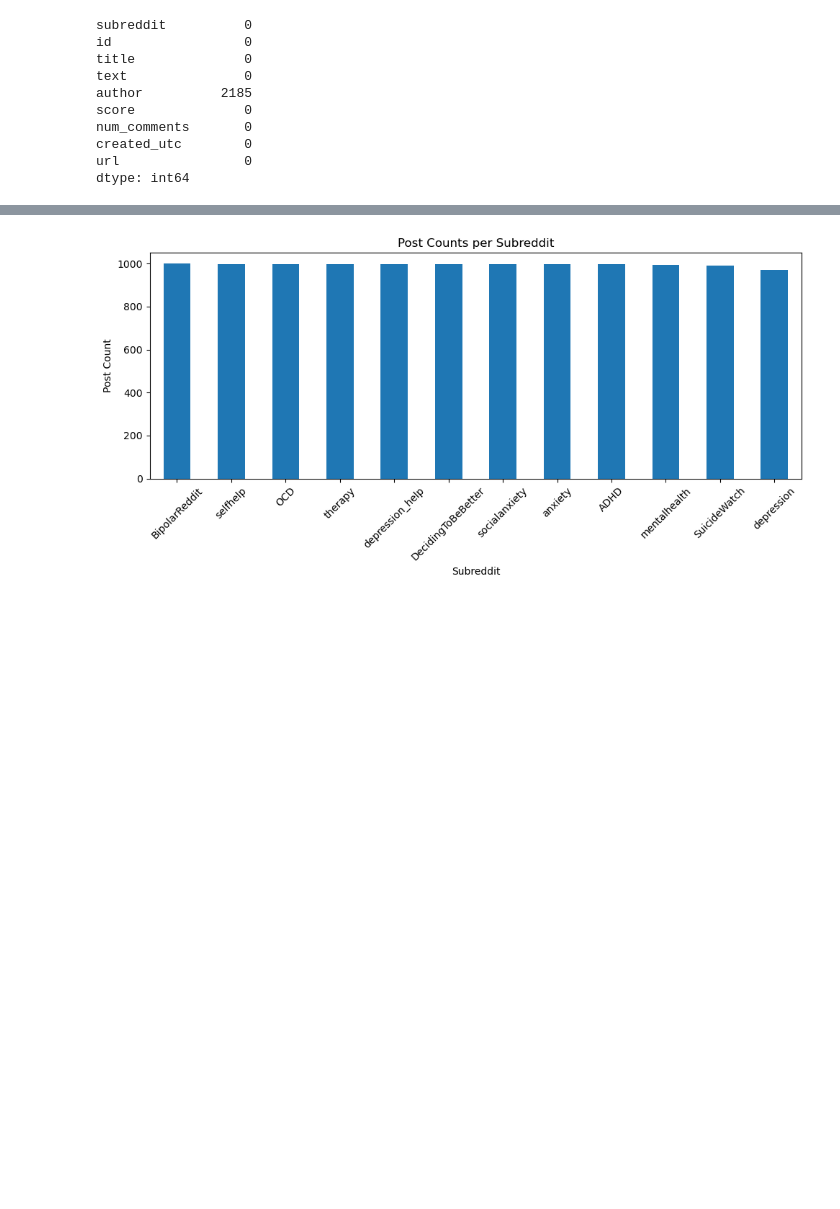
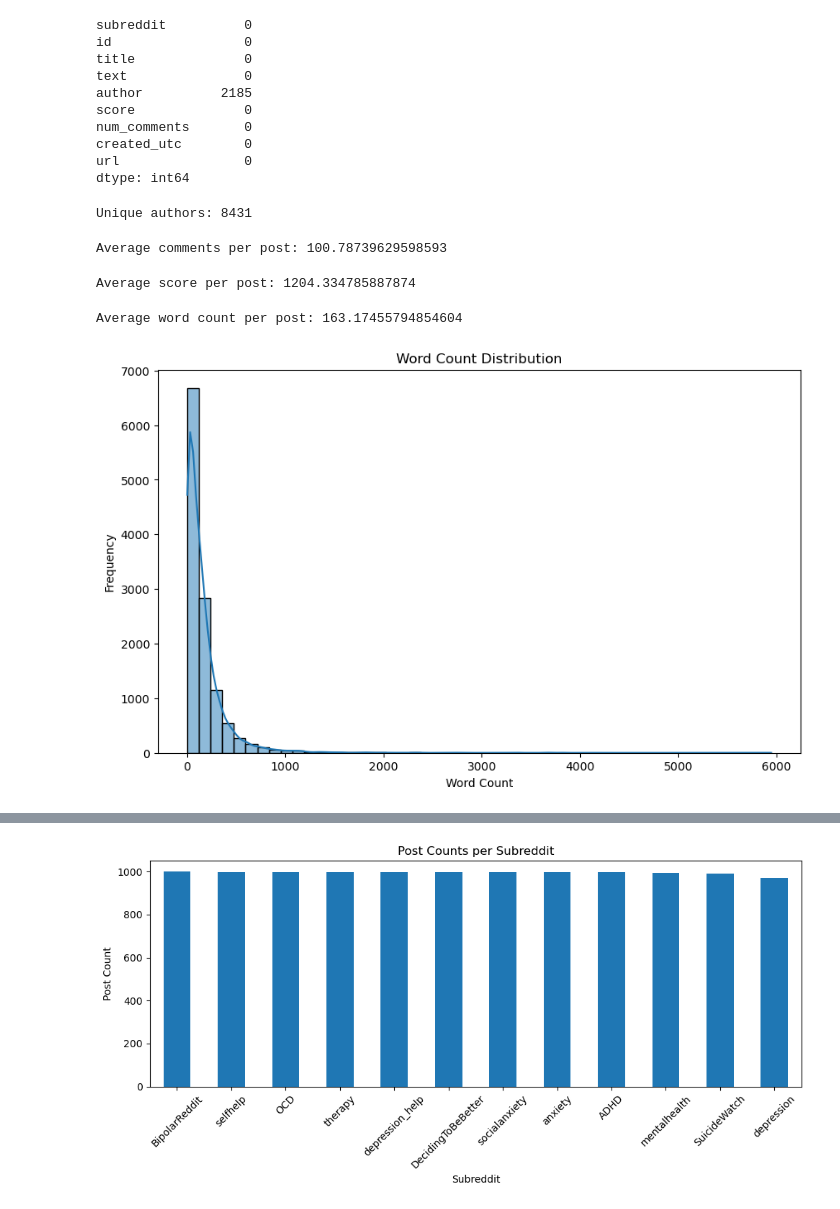
Before and after one commit to ruhinb/mds-mental-resproj, a Jupyter notebook: codes/eda_reddit_data.ipynb, the cells around one changed output, grey strips where cells are left out. Cells and saved outputs as stored; diff of their text form; code cells hidden in the pictures; blank space fills up the shorter version.

```diff
--- a/codes/eda_reddit_data.ipynb
+++ b/codes/eda_reddit_data.ipynb
@@ -84,3 +84,38 @@ num_comments       0
 created_utc        0
 url                0
 dtype: int64
+# %%
+# unique authors
+unique_authors = reddit_df['author'].nunique()
+print("Unique authors:", unique_authors)
+# %% [output]
+Unique authors: 8431
+# %%
+# Average comments per post
+avg_comments = reddit_df['num_comments'].mean()
+print("Average comments per post:", avg_comments)
+# %% [output]
+Average comments per post: 100.78739629598593
+# %%
+# Average score per post
+avg_score = reddit_df['score'].mean()
+print("Average score per post:", avg_score)
+# %% [output]
+Average score per post: 1204.334785887874
+# %%
+# Average wrord count of posts
+reddit_df['word_count'] = reddit_df['title'].apply(lambda x: len(re.findall(r'\w+', x))) + reddit_df['text'].apply(lambda x: len(re.findall(r'\w+', x)))
+avg_word_count = reddit_df['word_count'].mean()
+print("Average word count per post:", avg_word_count)
+# %% [output]
+Average word count per post: 163.17455794854604
+# %%
+# Word count distribution
+plt.figure(figsize=(10, 6))
+sns.histplot(reddit_df['word_count'], bins=50, kde=True)
+plt.title('Word Count Distribution')
+plt.xlabel('Word Count')
+plt.ylabel('Frequency')
+plt.show()
+# %% [output]
+[figure, added]
```
Also changed, not shown: parts of 3 cells of this notebook, 1 other file.
